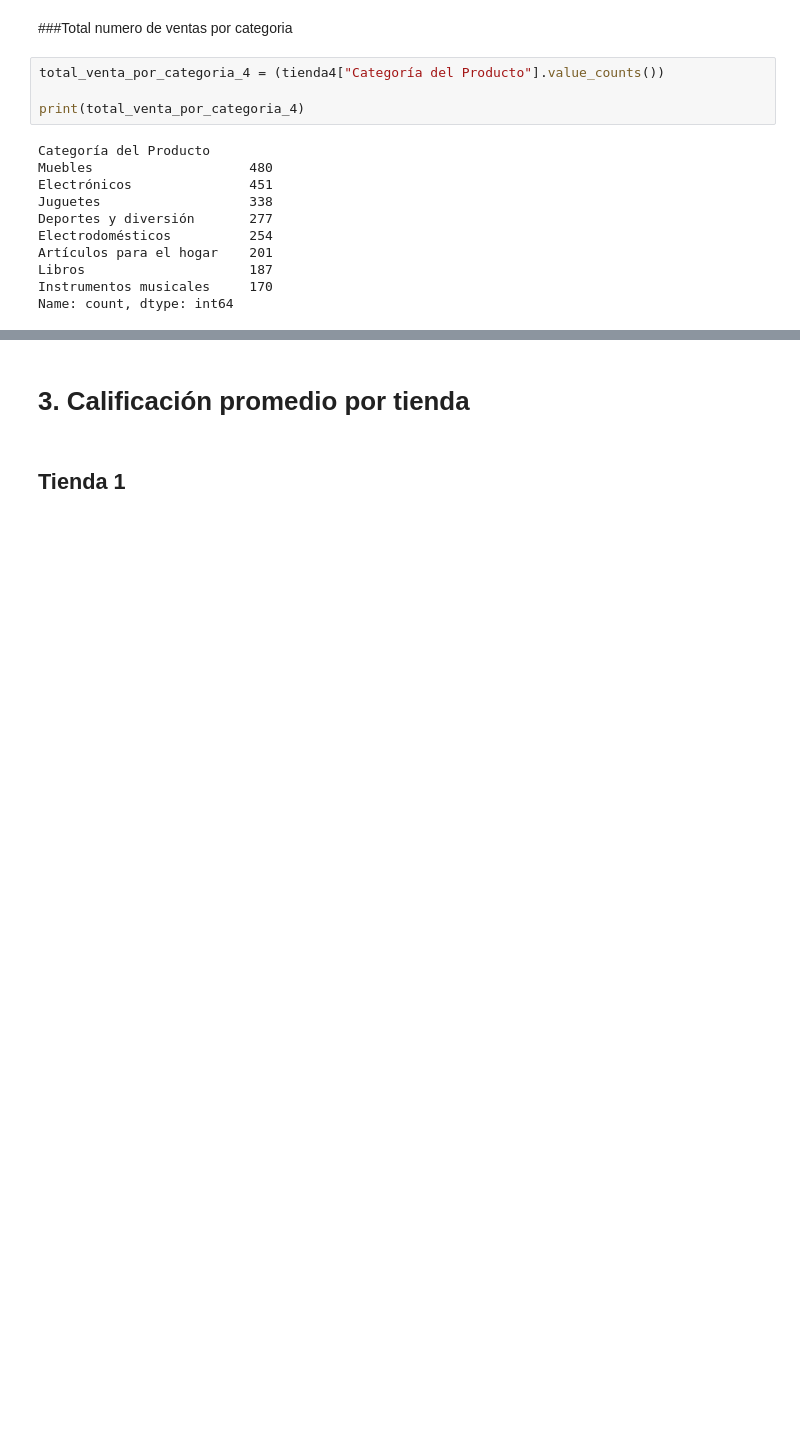
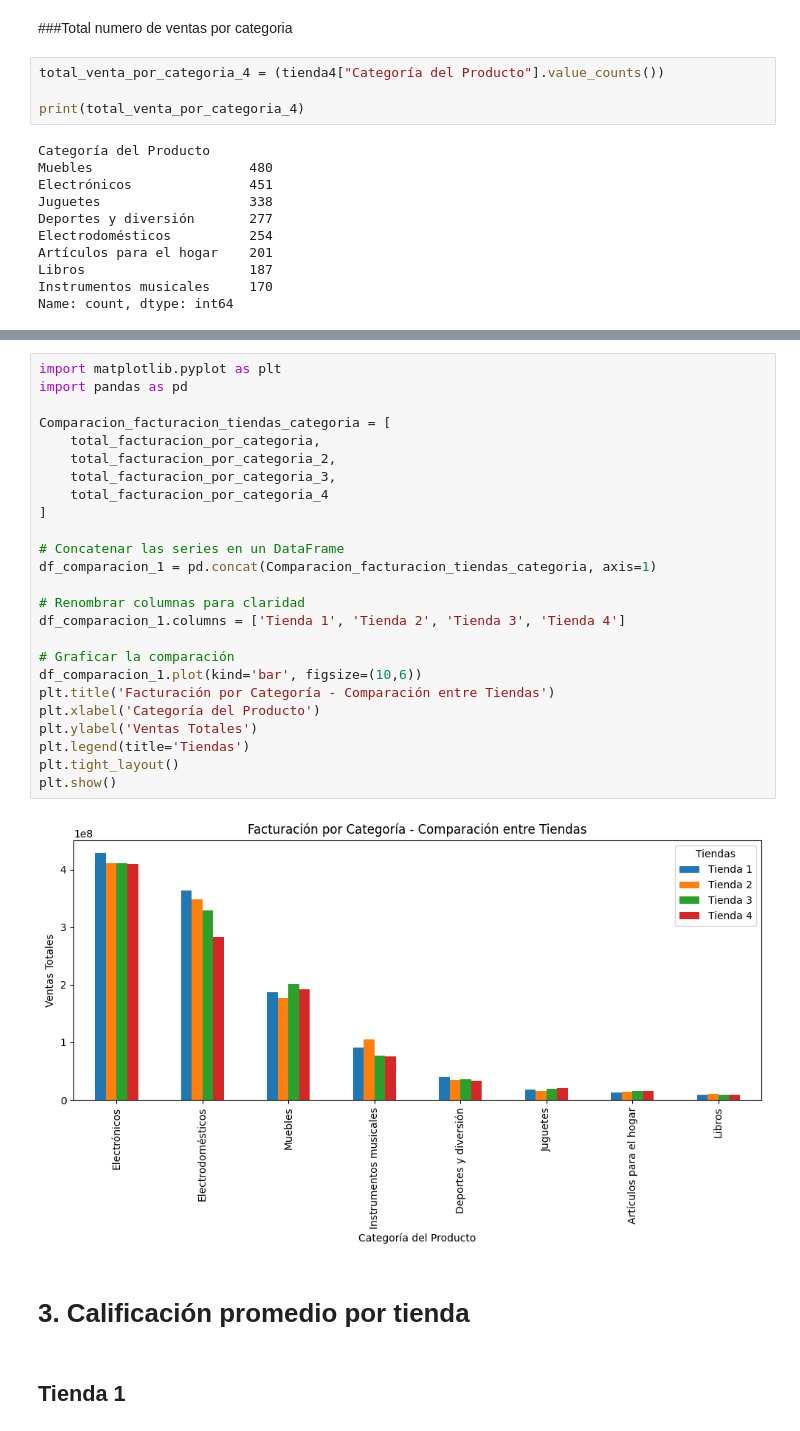
Before and after one commit to Scf300/Challenge-Alura-Store, a Jupyter notebook: AluraStoreLatam.ipynb, the cells around one changed output, grey strips where cells are left out. Cells and saved outputs as stored; diff of their text form; blank space fills up the shorter version.

```diff
--- a/AluraStoreLatam.ipynb
+++ b/AluraStoreLatam.ipynb
@@ -573,3 +582,30 @@ plt.show()
+# %%
+import matplotlib.pyplot as plt
+import pandas as pd
+
+Comparacion_facturacion_tiendas_categoria = [
+    total_facturacion_por_categoria,
+    total_facturacion_por_categoria_2,
+    total_facturacion_por_categoria_3,
+    total_facturacion_por_categoria_4
+]
+
+# Concatenar las series en un DataFrame
+df_comparacion_1 = pd.concat(Comparacion_facturacion_tiendas_categoria, axis=1)
+
+# Renombrar columnas para claridad
+df_comparacion_1.columns = ['Tienda 1', 'Tienda 2', 'Tienda 3', 'Tienda 4']
+
+# Graficar la comparación
+df_comparacion_1.plot(kind='bar', figsize=(10,6))
+plt.title('Facturación por Categoría - Comparación entre Tiendas')
+plt.xlabel('Categoría del Producto')
+plt.ylabel('Ventas Totales')
+plt.legend(title='Tiendas')
+plt.tight_layout()
+plt.show()
+# %% [output]
+[figure, added]
 # %% [markdown]
 # **3. Calificación promedio por tienda**
 # %% [markdown]
```
Also changed, not shown: parts of 24 cells of this notebook.
